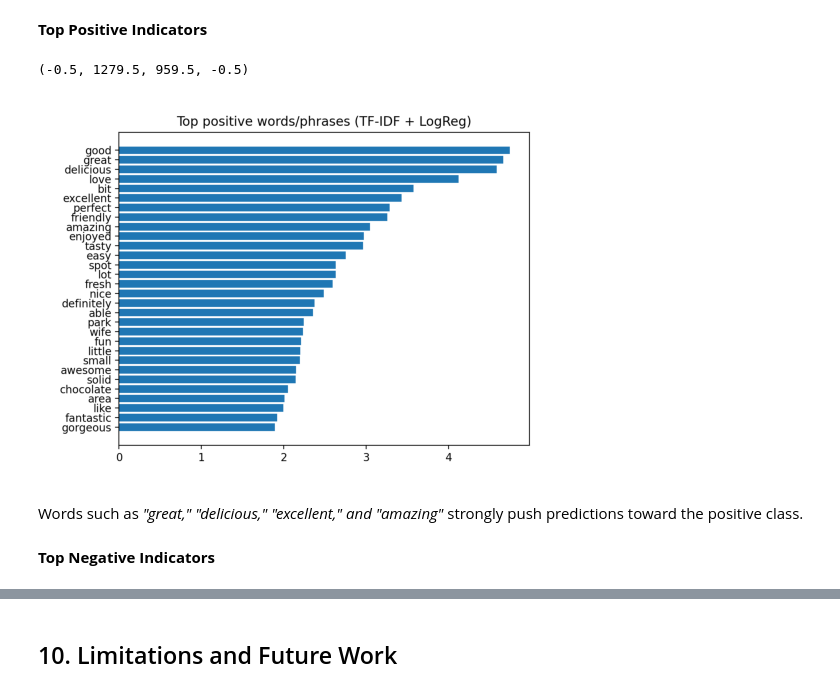
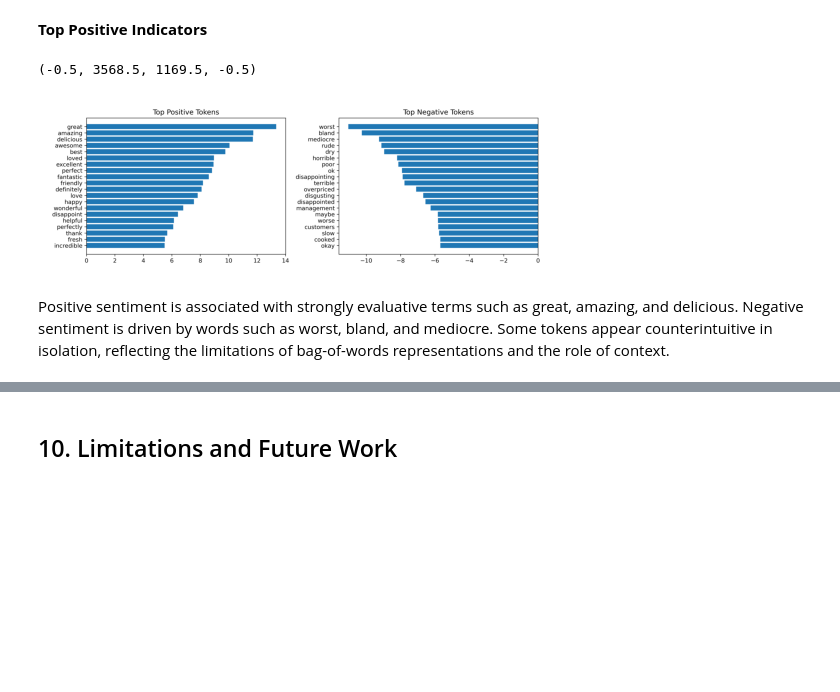
Before and after one commit to UCB-stat-159-f25/final-group23, a Jupyter notebook: main.ipynb, the cells around one changed output, grey strips where cells are left out. Saved outputs shown, nothing was run; the diff lists cells and outputs as text; code cells hidden in the pictures; blank space fills up the shorter version.

```diff
--- a/main.ipynb
+++ b/main.ipynb
@@ -130,13 +149,11 @@ A key advantage of linear models is interpretability. We examine the strongest c
 # %% [markdown]
 **Top Positive Indicators**
 # %%
-img = Image.open("outputs/top_positive_terms.png")
+img = Image.open("outputs/top_positive_negative_tokens.png")
 plt.imshow(img)
 plt.axis("off")
 # %% [output]
-(-0.5, 1279.5, 959.5, -0.5)
+(-0.5, 3568.5, 1169.5, -0.5)
-[figure, old version]
+[figure, new version]
 # %% [markdown]
-Words such as *"great," "delicious," "excellent," and "amazing"* strongly push predictions toward the positive class.
+Positive sentiment is associated with strongly evaluative terms such as great, amazing, and delicious. Negative sentiment is driven by words such as worst, bland, and mediocre. Some tokens appear counterintuitive in isolation, reflecting the limitations of bag-of-words representations and the role of context.
-# %% [markdown]
-**Top Negative Indicators**
```
Also changed, not shown: parts of 31 cells of this notebook.
